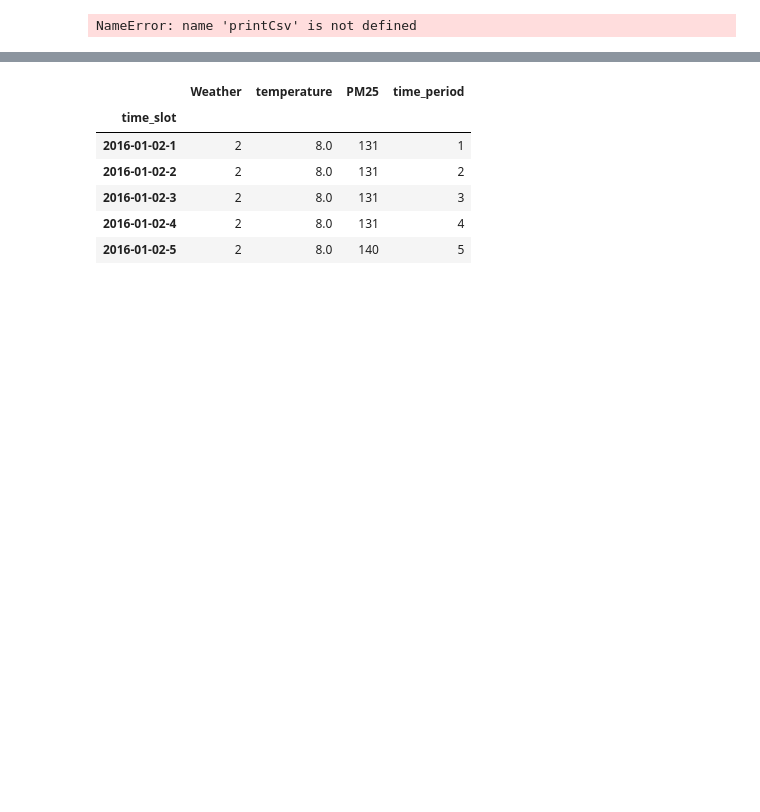
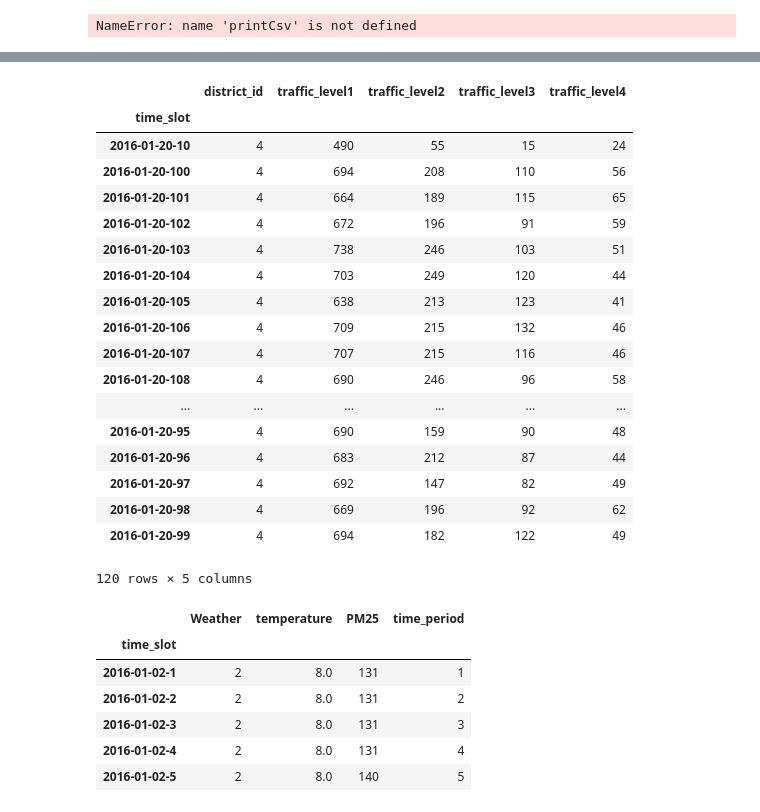
Before and after one commit to kuanliang/traffic_gap, a Jupyter notebook: didi_script_tests.ipynb, the cells around one changed output, grey strips where cells are left out. Cells and saved outputs as stored; diff of their text form; code cells hidden in the pictures; blank space fills up the shorter version.

```diff
--- a/didi_script_tests.ipynb
+++ b/didi_script_tests.ipynb
@@ -90,23 +94,35 @@ def transformTraffic(trafficDf):
 def transform_trafficData(date, **option):
     '''
     '''
+
+    hashToNumber, numberToHash = load_clusterMap('season_1/training_data/cluster_map/cluster_map')
+
     if option['folder'] == 'testing':
         dirpath = 'season_1/test_set_1/traffic_data/traffic_data_' + date + '_test'
     elif option['folder'] == 'training':
         dirpath = 'season_1/training_data/traffic_data/traffic_data_' + date
 
-    columnNames = ['districtHash', 'block1', 'block2', 'block3', 'block4', 'Time']
+    columnNames = ['districtHash', 'traffic_level1', 'traffic_level2', 'traffic_level3', 'traffic_level4', 'Time']
     trafficDf = pd.read_csv(dirpath, sep='\t', header=None, names=columnNames,\
                        index_col='Time', parse_dates=True)
     for col in columnNames:
-        if col.startswith('block'):
+        if col.startswith('traffic_level'):
             trafficDf[col] = trafficDf[col].map(lambda x: int(x.split(':')[1]))
 
     timeIndex = (trafficDf.index.hour * 60 + trafficDf.index.minute) / 10
+
     timeIndex += 1
-    trafficDf['time_period'] = timeIndex
 
-    trafficSlotDf = transformTraffic(trafficDf)
+    trafficDf['time_slot'] = timeIndex
 
+    trafficDf['district_id'] = trafficDf['districtHash'].apply(lambda x: hashToNumber[x])
 
-    return trafficSlotDf
+    trafficDf.index = trafficDf['time_slot']
+    trafficDf.rename(index=lambda x: '{}-{}'.format(date, x), inplace=True)
+
+    trafficFinalDf = trafficDf[['district_id', 'traffic_level1', 'traffic_level2', 'traffic_level3', 'traffic_level4']]
+
+    #return trafficSlotDf
+    return trafficFinalDf
+# %%
+trafficDf = transform_trafficData('2016-01-20', folder='training')
@@ -112,0 +131,22 @@ def transform_trafficData(date, **option):
+# %%
+trafficDf[trafficDf['district_id'] == '4'].sort_index()
+# %% [output]
+|  | district_id | traffic_level1 | traffic_level2 | traffic_level3 | traffic_level4 |
+| time_slot |  |  |  |  |  |
+| 2016-01-20-10 | 4 | 490 | 55 | 15 | 24 |
+| 2016-01-20-100 | 4 | 694 | 208 | 110 | 56 |
+| 2016-01-20-101 | 4 | 664 | 189 | 115 | 65 |
+| 2016-01-20-102 | 4 | 672 | 196 | 91 | 59 |
+| 2016-01-20-103 | 4 | 738 | 246 | 103 | 51 |
+| 2016-01-20-104 | 4 | 703 | 249 | 120 | 44 |
+| 2016-01-20-105 | 4 | 638 | 213 | 123 | 41 |
+| 2016-01-20-106 | 4 | 709 | 215 | 132 | 46 |
+| 2016-01-20-107 | 4 | 707 | 215 | 116 | 46 |
+| 2016-01-20-108 | 4 | 690 | 246 | 96 | 58 |
+| ... | ... | ... | ... | ... | ... |
+| 2016-01-20-95 | 4 | 690 | 159 | 90 | 48 |
+| 2016-01-20-96 | 4 | 683 | 212 | 87 | 44 |
+| 2016-01-20-97 | 4 | 692 | 147 | 82 | 49 |
+| 2016-01-20-98 | 4 | 669 | 196 | 92 | 62 |
+| 2016-01-20-99 | 4 | 694 | 182 | 122 | 49 |
+120 rows × 5 columns
```
Also changed, not shown: parts of 6 cells of this notebook, 7 other files.
